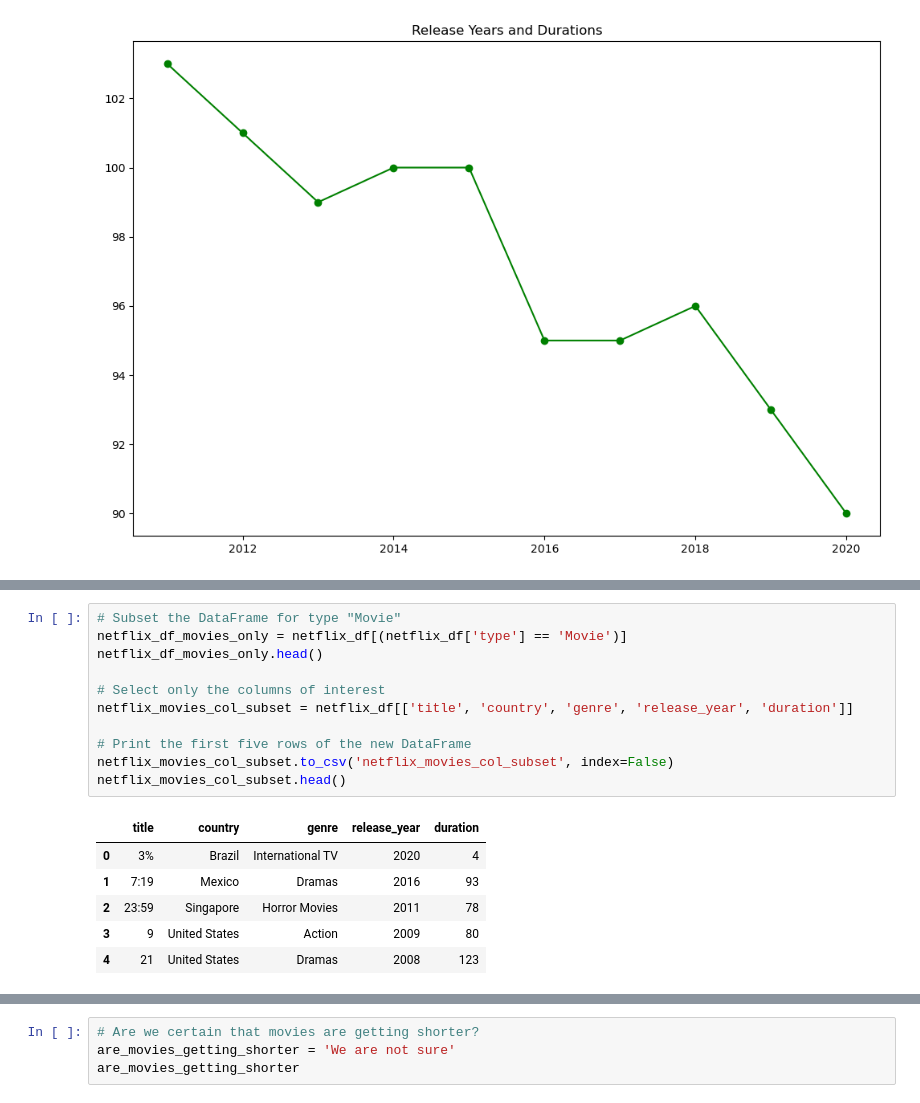
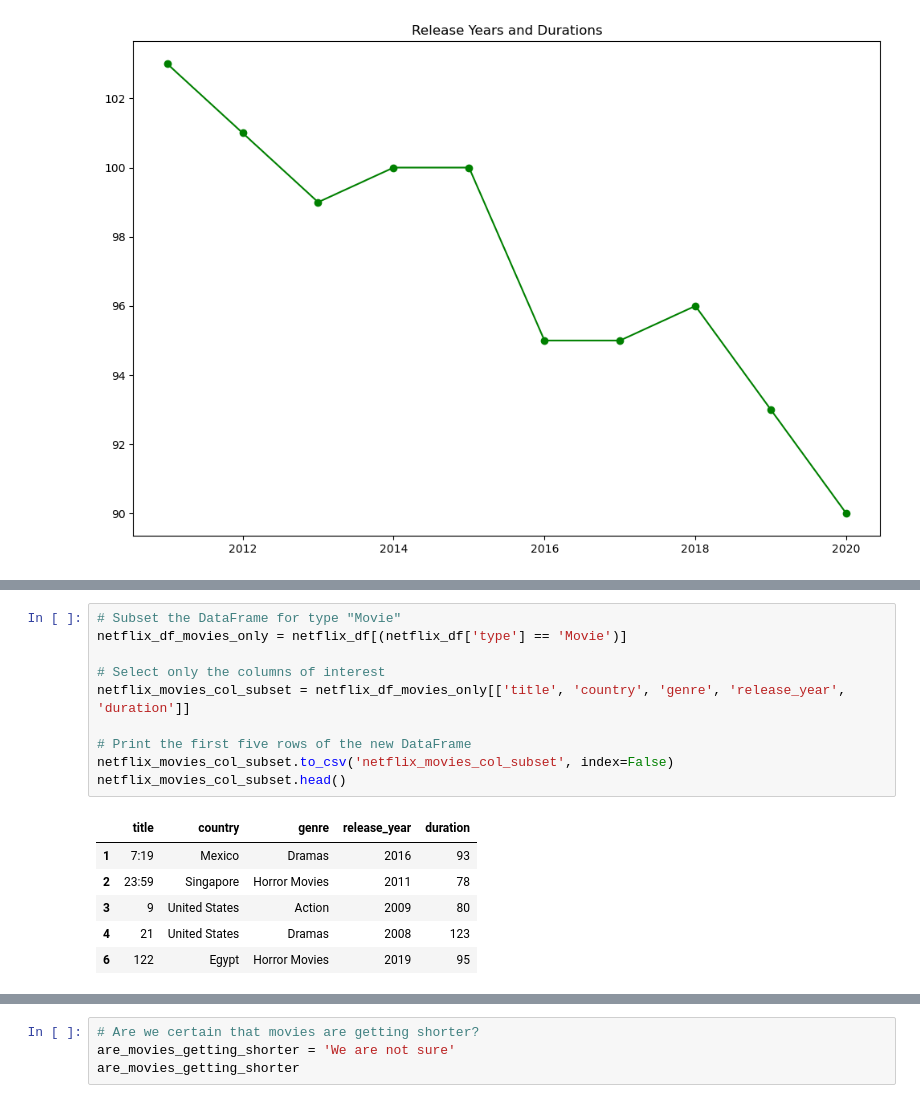
Before and after one commit to davenust/cww_individual_project, a Jupyter notebook: notebook_solution.ipynb, the cells around one changed output, grey strips where cells are left out. Saved outputs shown, nothing was run; the diff lists cells and outputs as text.

```diff
--- a/notebook_solution.ipynb
+++ b/notebook_solution.ipynb
@@ -79,21 +79,20 @@ netflix_df.head()
 # %%
 # Subset the DataFrame for type "Movie"
 netflix_df_movies_only = netflix_df[(netflix_df['type'] == 'Movie')]
-netflix_df_movies_only.head()
 
 # Select only the columns of interest
-netflix_movies_col_subset = netflix_df[['title', 'country', 'genre', 'release_year', 'duration']]
+netflix_movies_col_subset = netflix_df_movies_only[['title', 'country', 'genre', 'release_year', 'duration']]
 
 # Print the first five rows of the new DataFrame
 netflix_movies_col_subset.to_csv('netflix_movies_col_subset', index=False)
 netflix_movies_col_subset.head()
 # %% [output]
 |  | title | country | genre | release_year | duration |
-| 0 | 3% | Brazil | International TV | 2020 | 4 |
 | 1 | 7:19 | Mexico | Dramas | 2016 | 93 |
 | 2 | 23:59 | Singapore | Horror Movies | 2011 | 78 |
 | 3 | 9 | United States | Action | 2009 | 80 |
 | 4 | 21 | United States | Dramas | 2008 | 123 |
+| 6 | 122 | Egypt | Horror Movies | 2019 | 95 |
 # %%
 import matplotlib.pyplot as plt
 # Create a figure and increase the figure size
```
Also changed, not shown: parts of 4 cells of this notebook, 5 other files.
